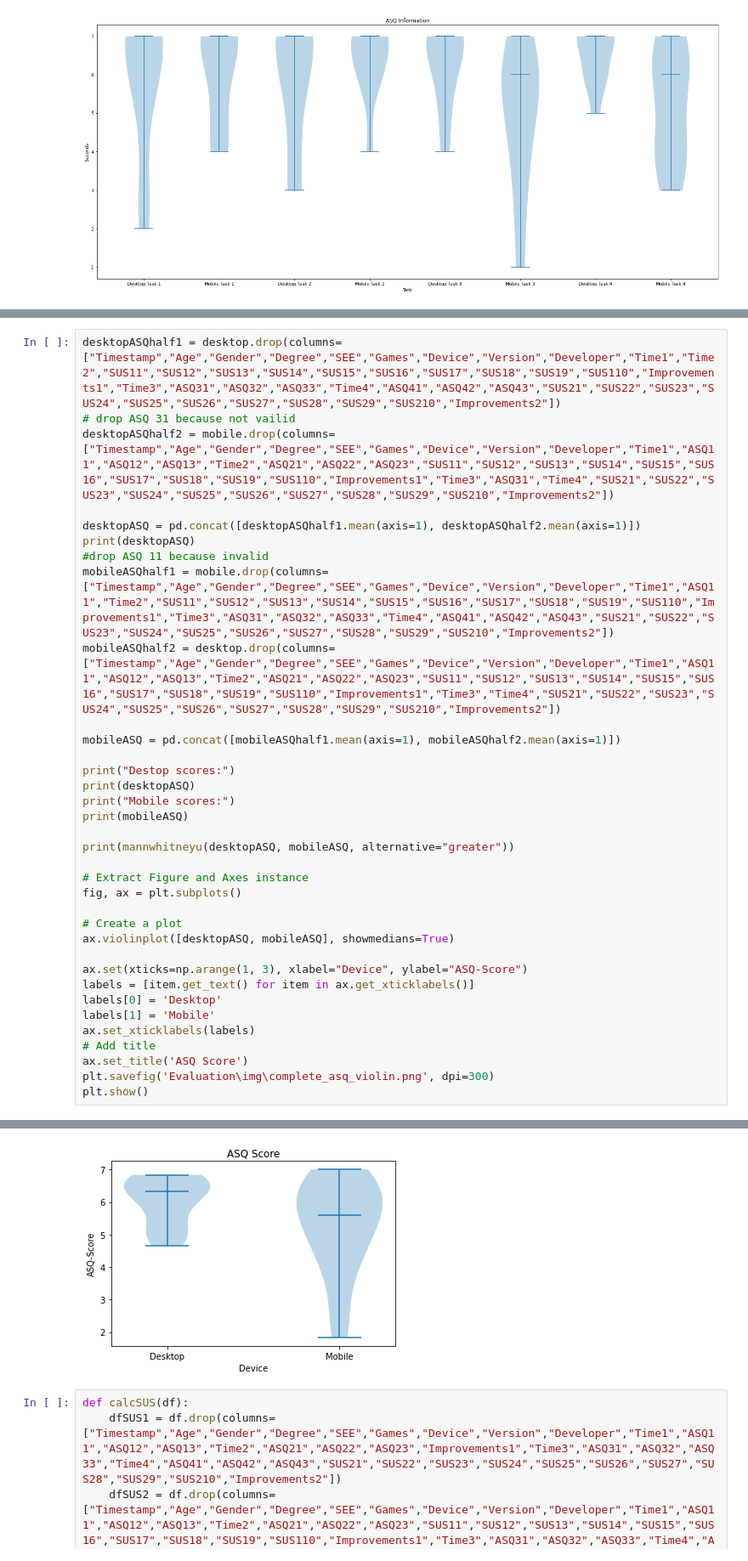
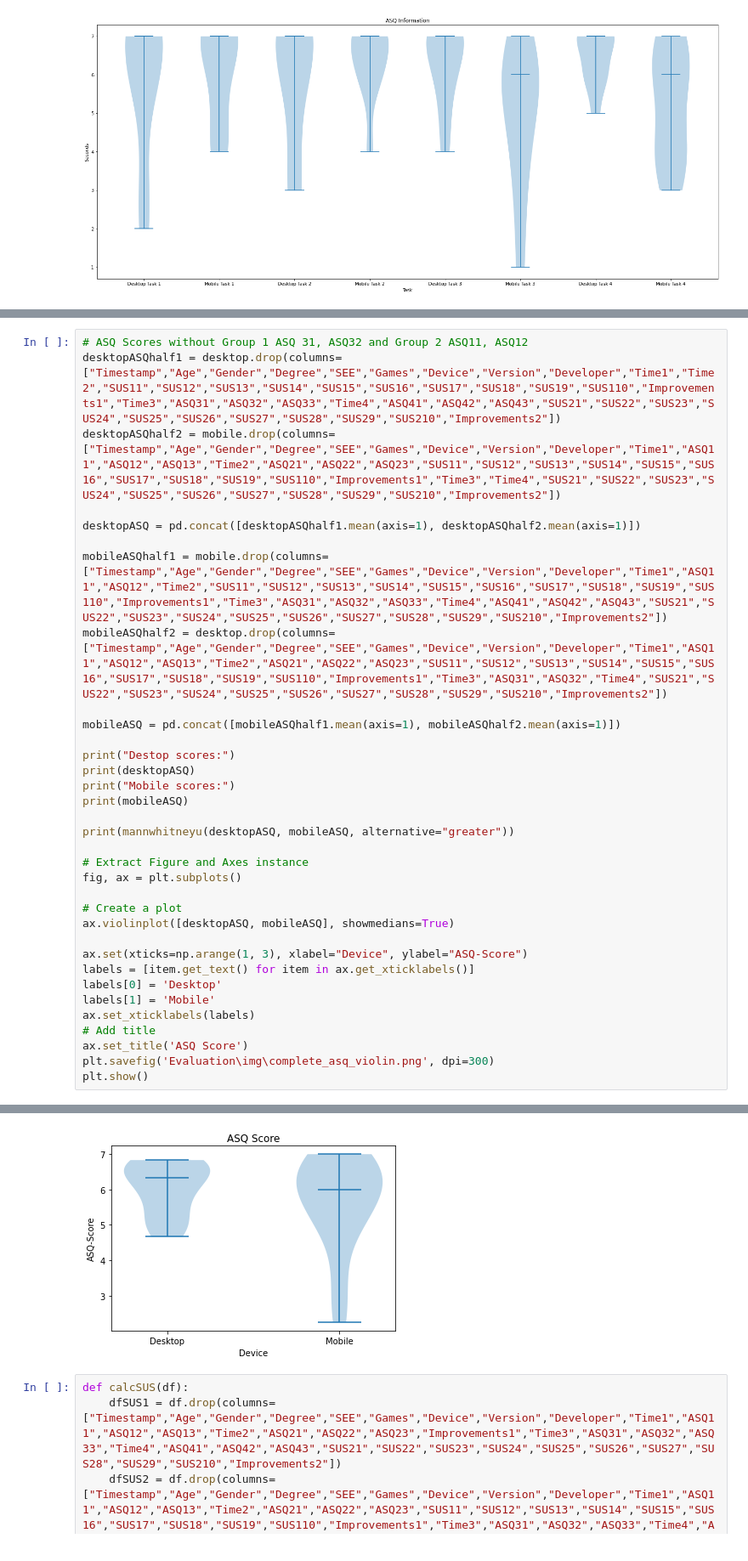
Before and after one commit to RomanGressler/MA, a Jupyter notebook: calc_data.ipynb, the cells around one changed output, grey strips where cells are left out. Shown: that part at 85% size. Drawn from its saved outputs; the diff is of its cells as text.

```diff
--- a/calc_data.ipynb
+++ b/calc_data.ipynb
@@ -375,13 +385,12 @@ plt.show()
 # %%
+# ASQ Scores without Group 1 ASQ 31, ASQ32 and Group 2 ASQ11, ASQ12
 desktopASQhalf1 = desktop.drop(columns=["Timestamp","Age","Gender","Degree","SEE","Games","Device","Version","Developer","Time1","Time2","SUS11","SUS12","SUS13","SUS14","SUS15","SUS16","SUS17","SUS18","SUS19","SUS110","Improvements1","Time3","ASQ31","ASQ32","ASQ33","Time4","ASQ41","ASQ42","ASQ43","SUS21","SUS22","SUS23","SUS24","SUS25","SUS26","SUS27","SUS28","SUS29","SUS210","Improvements2"])
-# drop ASQ 31 because not vailid
-desktopASQhalf2 = mobile.drop(columns=["Timestamp","Age","Gender","Degree","SEE","Games","Device","Version","Developer","Time1","ASQ11","ASQ12","ASQ13","Time2","ASQ21","ASQ22","ASQ23","SUS11","SUS12","SUS13","SUS14","SUS15","SUS16","SUS17","SUS18","SUS19","SUS110","Improvements1","Time3","ASQ31","Time4","SUS21","SUS22","SUS23","SUS24","SUS25","SUS26","SUS27","SUS28","SUS29","SUS210","Improvements2"])
+desktopASQhalf2 = mobile.drop(columns=["Timestamp","Age","Gender","Degree","SEE","Games","Device","Version","Developer","Time1","ASQ11","ASQ12","ASQ13","Time2","ASQ21","ASQ22","ASQ23","SUS11","SUS12","SUS13","SUS14","SUS15","SUS16","SUS17","SUS18","SUS19","SUS110","Improvements1","Time3","Time4","SUS21","SUS22","SUS23","SUS24","SUS25","SUS26","SUS27","SUS28","SUS29","SUS210","Improvements2"])
 
 desktopASQ = pd.concat([desktopASQhalf1.mean(axis=1), desktopASQhalf2.mean(axis=1)])
-print(desktopASQ)
-#drop ASQ 11 because invalid
-mobileASQhalf1 = mobile.drop(columns=["Timestamp","Age","Gender","Degree","SEE","Games","Device","Version","Developer","Time1","ASQ11","Time2","SUS11","SUS12","SUS13","SUS14","SUS15","SUS16","SUS17","SUS18","SUS19","SUS110","Improvements1","Time3","ASQ31","ASQ32","ASQ33","Time4","ASQ41","ASQ42","ASQ43","SUS21","SUS22","SUS23","SUS24","SUS25","SUS26","SUS27","SUS28","SUS29","SUS210","Improvements2"])
-mobileASQhalf2 = desktop.drop(columns=["Timestamp","Age","Gender","Degree","SEE","Games","Device","Version","Developer","Time1","ASQ11","ASQ12","ASQ13","Time2","ASQ21","ASQ22","ASQ23","SUS11","SUS12","SUS13","SUS14","SUS15","SUS16","SUS17","SUS18","SUS19","SUS110","Improvements1","Time3","Time4","SUS21","SUS22","SUS23","SUS24","SUS25","SUS26","SUS27","SUS28","SUS29","SUS210","Improvements2"])
+
+mobileASQhalf1 = mobile.drop(columns=["Timestamp","Age","Gender","Degree","SEE","Games","Device","Version","Developer","Time1","ASQ11","ASQ12","Time2","SUS11","SUS12","SUS13","SUS14","SUS15","SUS16","SUS17","SUS18","SUS19","SUS110","Improvements1","Time3","ASQ31","ASQ32","ASQ33","Time4","ASQ41","ASQ42","ASQ43","SUS21","SUS22","SUS23","SUS24","SUS25","SUS26","SUS27","SUS28","SUS29","SUS210","Improvements2"])
+mobileASQhalf2 = desktop.drop(columns=["Timestamp","Age","Gender","Degree","SEE","Games","Device","Version","Developer","Time1","ASQ11","ASQ12","ASQ13","Time2","ASQ21","ASQ22","ASQ23","SUS11","SUS12","SUS13","SUS14","SUS15","SUS16","SUS17","SUS18","SUS19","SUS110","Improvements1","Time3","ASQ31","ASQ32","Time4","SUS21","SUS22","SUS23","SUS24","SUS25","SUS26","SUS27","SUS28","SUS29","SUS210","Improvements2"])
 
 mobileASQ = pd.concat([mobileASQhalf1.mean(axis=1), mobileASQhalf2.mean(axis=1)])
 
@@ -428,4 +437,4 @@ MannwhitneyuResult(statistic=213.0, pvalue=0.05467151317719124)
-[figure, old version]
+[figure, new version]
 # %%
 def calcSUS(df):
     dfSUS1 = df.drop(columns=["Timestamp","Age","Gender","Degree","SEE","Games","Device","Version","Developer","Time1","ASQ11","ASQ12","ASQ13","Time2","ASQ21","ASQ22","ASQ23","Improvements1","Time3","ASQ31","ASQ32","ASQ33","Time4","ASQ41","ASQ42","ASQ43","SUS21","SUS22","SUS23","SUS24","SUS25","SUS26","SUS27","SUS28","SUS29","SUS210","Improvements2"])
```
Also changed, not shown: parts of 6 cells of this notebook, 16 other files.
